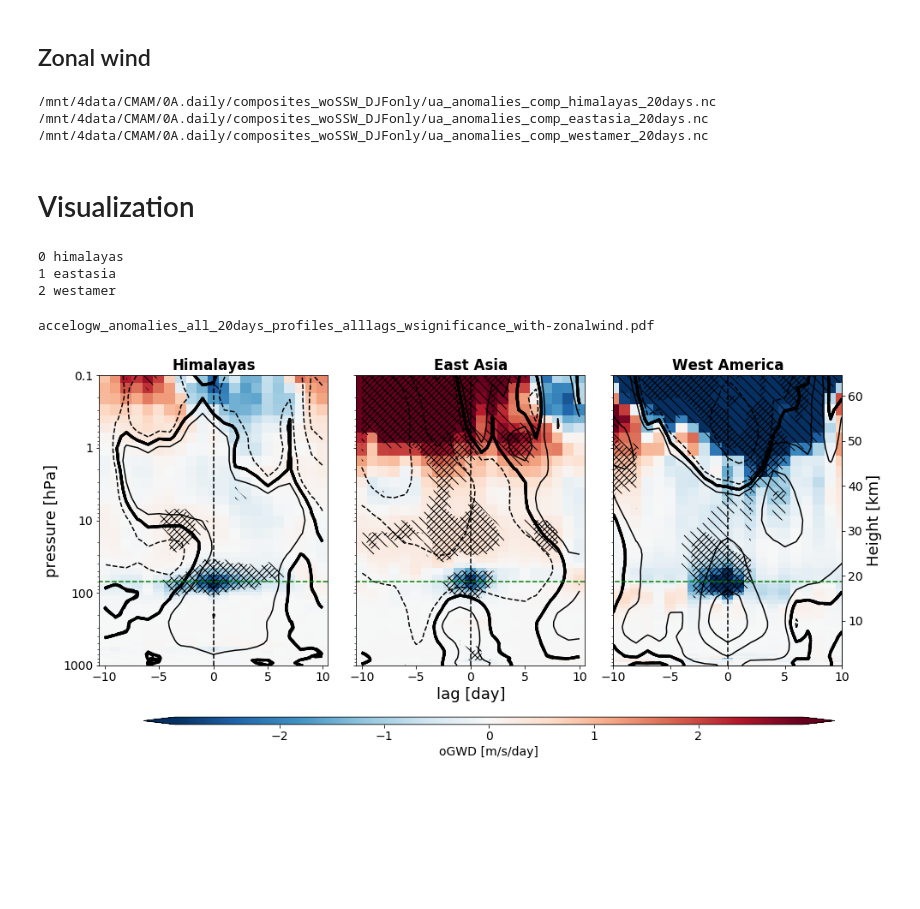
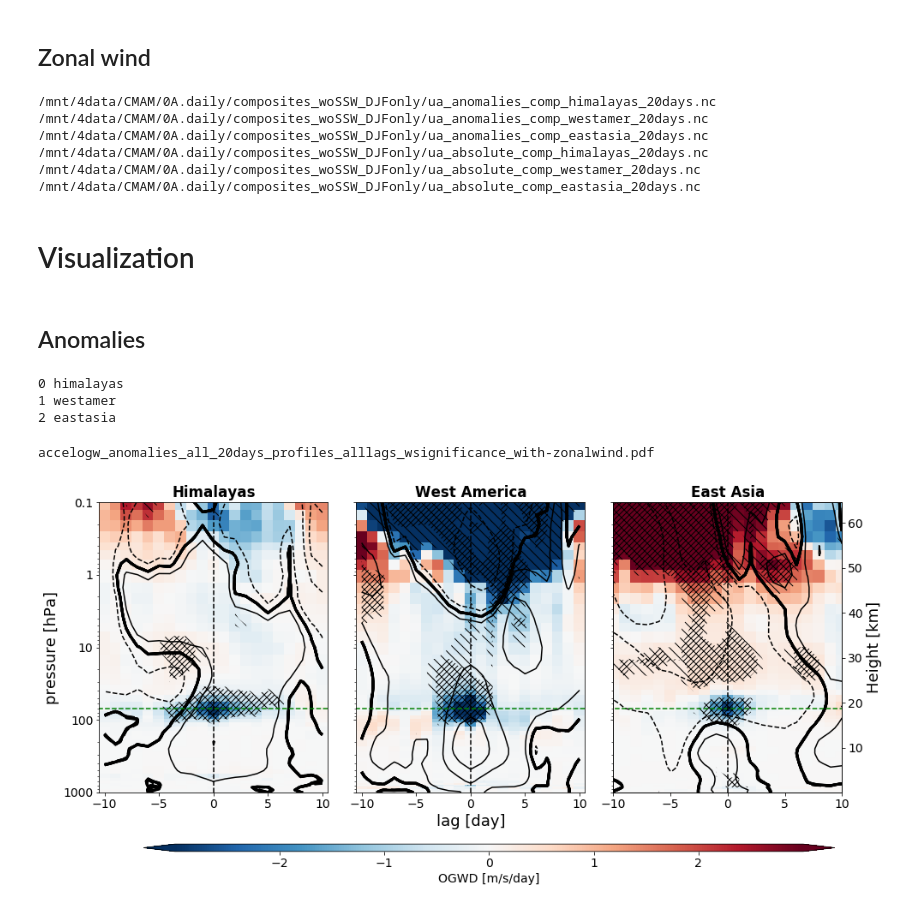
Before and after one commit to kuchaale/wcd_2020, a Jupyter notebook: code/reproduce_Fig8.ipynb, the cells around one changed output. Drawn from its saved outputs; the diff is of its cells as text; code cells hidden in the pictures; blank space fills up the shorter version.

```diff
--- a/code/reproduce_Fig8.ipynb
+++ b/code/reproduce_Fig8.ipynb
@@ -41,12 +41,10 @@ inpath = f'{root_path}composites_woSSW{DJF_bool}/'
 # %%
 timescale = 20#30
 var = 'accelogw'
+cbar_label = 'OGWD [m/s/day]'
 
-e_type_ls = ['himalayas', 'eastasia', 'westamer']
-if var == 'vmro3':
-    what_ls = ['percentages', 'absolute']
-else:
-    what_ls = ['anomalies']
+e_type_ls = ['himalayas', 'westamer', 'eastasia']
+what_ls = ['anomalies']
 
 da_ls2 = []
 for what in what_ls:
@@ -110,7 +108,8 @@ Coordinates:
 ## Zonal wind
 # %%
 var = 'ua'#
-what_ls = ['anomalies']
+what_ls = ['anomalies','absolute']
+
 
 da_ls2 = []
 for what in what_ls:
@@ -134,14 +133,20 @@ da_all_ua = xr.concat(da_ls2, dim = 'what')
 da_all_ua['what'] = what_ls
 # %% [output]
 /mnt/4data/CMAM/0A.daily/composites_woSSW_DJFonly/ua_anomalies_comp_himalayas_20days.nc
+/mnt/4data/CMAM/0A.daily/composites_woSSW_DJFonly/ua_anomalies_comp_westamer_20days.nc
 /mnt/4data/CMAM/0A.daily/composites_woSSW_DJFonly/ua_anomalies_comp_eastasia_20days.nc
-/mnt/4data/CMAM/0A.daily/composites_woSSW_DJFonly/ua_anomalies_comp_westamer_20days.nc
+/mnt/4data/CMAM/0A.daily/composites_woSSW_DJFonly/ua_absolute_comp_himalayas_20days.nc
+/mnt/4data/CMAM/0A.daily/composites_woSSW_DJFonly/ua_absolute_comp_westamer_20days.nc
+/mnt/4data/CMAM/0A.daily/composites_woSSW_DJFonly/ua_absolute_comp_eastasia_20days.nc
 # %% [markdown]
 # Visualization
+# %% [markdown]
+## Anomalies
 # %%
+sel_what = 'anomalies'
 n_col = 3
 mpl.rcParams.update({'font.size': 14})
-titles = ['Himalayas', 'East Asia', 'West America']
+titles = ['Himalayas', 'West America', 'East Asia']
 fig, axes = plt.subplots(1, n_col, figsize=(14,6), sharey=True)
 i=0
 
@@ -166,7 +171,7 @@ for j,e_type in enumerate(e_type_ls):
     #print(sel_dict)
 
     temp = da_all.sel(**sel_dict).sel(what = 'anomalies').mean(['lat', 'lon'])
-    temp_ua = da_all_ua.sel(**sel_dict).sel(what = 'anomalies').mean(['lat', 'lon'])
+    temp_ua = da_all_ua.sel(**sel_dict).sel(what = sel_what).mean(['lat', 'lon'])
     #print(temp)
     add_colorbar = False
 
@@ -205,36 +210,36 @@ for j,e_type in enumerate(e_type_ls):
     ax.set_title(titles[i], fontdict = dict(fontweight = 'bold'))
 
 
     i+=1
     ax.set_yscale('log')
     ax.set_ylim(1000,0.1)
     ax.hlines(70,-20,90, color = 'green', linestyles='--')
     ax.vlines(0,1000,0.1, color = 'k', linestyles='--')
     #if i == 0:
     fmt = mpl.ticker.FormatStrFormatter("%g")
     ax.yaxis.set_major_formatter(fmt)
 
     if (i == 3):
         ax2 = ax.twinx()
         ax2.get_shared_y_axes()
         ax2.axis([-10, 10, 7*np.log(1013.25/1000), 7*np.log(1013.25/0.1)])
         ax2.tick_params(direction='out', which='both', labelsize=14)
         ax2.set_ylabel('Height [km]', fontdict=dict(fontsize = 18))
 
 #cbar_ax = fig.add_axes([0.1, -0.1, .8, .05]) #left, bottom, width, height
 cbar_ax = fig.add_axes([0.13, -0.025, .8, .02]) #left, bottom, width, height
-cbar_label = 'oGWD [m/s/day]'
+cbar_label = 'OGWD [m/s/day]'
 ticks = [-2,-1,0,1,2]
 cb = fig.colorbar(p, cax=cbar_ax, orientation="horizontal", spacing='proportional', extend='both', ticks=ticks)
 cb.set_label(cbar_label)
 
 fig.tight_layout()
-outfile='{}_{}_{}_{}days_profiles_alllags_wsignificance_with-zonalwind.pdf'.format(var, what, 'all', timescale)
+outfile='{}_{}_{}_{}days_profiles_alllags_wsignificance_with-zonalwind.pdf'.format('accelogw', sel_what, 'all', timescale)
 print(outfile)
-#plt.savefig(outfile, bbox_inches='tight')#, dpi = 300)
+plt.savefig(outfile, bbox_inches='tight')#, dpi = 300)
 # %% [output]
 0 himalayas
-1 eastasia
-2 westamer
+1 westamer
+2 eastasia
 accelogw_anomalies_all_20days_profiles_alllags_wsignificance_with-zonalwind.pdf
-[figure, old version]
+[figure, new version]
```
Also changed, not shown: parts of 6 cells of this notebook, 5 other files.
